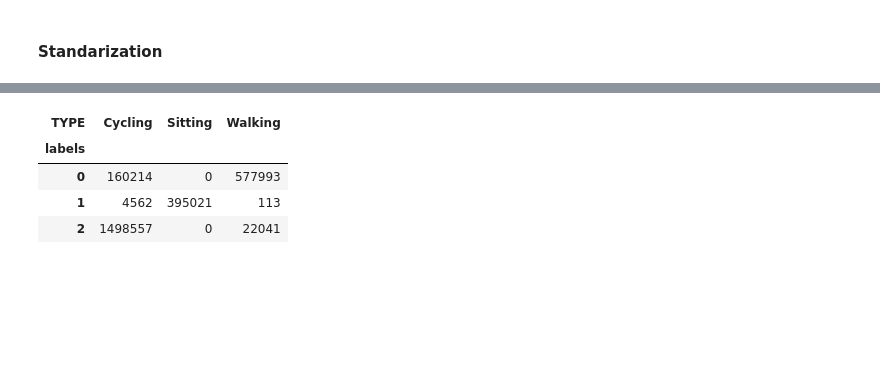
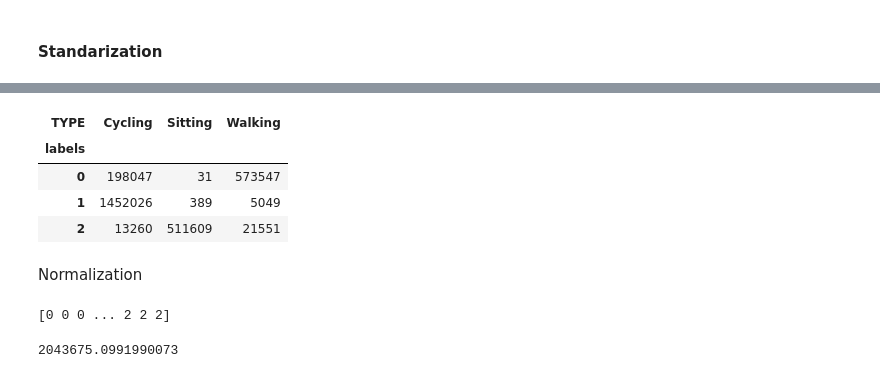
Before and after one commit to FilipLangiewicz/ActivityDetection, a Jupyter notebook: code/eda_maciek.ipynb, the cells around one changed output, grey strips where cells are left out. Cells and saved outputs as stored; diff of their text form; code cells hidden in the pictures; blank space fills up the shorter version.

```diff
--- a/code/eda_maciek.ipynb
+++ b/code/eda_maciek.ipynb
@@ -532,0 +597,5 @@ DF ORIGINAL
+# %%
+df_original_narrow = df_original.copy()
+df_original_narrow = df_original_narrow.loc[:, ~df_original_narrow.columns.str.startswith('LocationNetwork')]
+df_original_narrow = df_original_narrow.loc[:, ~df_original_narrow.columns.str.startswith('LocationGps')]
+df_original_narrow.describe()
@@ -532,0 +624,5 @@ DF ORIGINAL
+# %%
+df_original_narrow.dropna(inplace=True)
+null_counts = df_original_narrow.isnull().sum()
+
+print(null_counts)
@@ -532,0 +656,5 @@ DF ORIGINAL
+# %%
+columns_to_drop = ['Gravity_x', 'Gravity_y', 'Gravity_z']
+if all(col in df_original_narrow.columns for col in columns_to_drop):
+    df_original_narrow = df_original_narrow.drop(columns=columns_to_drop)
+df_original_narrow.describe()
@@ -563,8 +702,8 @@ from sklearn.pipeline import make_pipeline
 scaler = StandardScaler()
 kmeans = KMeans(n_clusters=3)
 pipeline = make_pipeline(scaler, kmeans)
-pipeline.fit(df_original.loc[:,df_original.columns != 'TYPE'])
-labels = pipeline.predict(df_original.loc[:,df_original.columns != 'TYPE'])
+pipeline.fit(df_original_narrow.loc[:,df_original_narrow.columns != 'TYPE'])
+labels = pipeline.predict(df_original_narrow.loc[:,df_original_narrow.columns != 'TYPE'])
 # %%
 kmeans.inertia_
 # %% [output]
@@ -572,10 +711,27 @@ kmeans.inertia_
 # %%
-score_df = pd.DataFrame({'labels': labels, 'TYPE': df_original['TYPE']})
+score_df = pd.DataFrame({'labels': labels, 'TYPE': df_original_narrow['TYPE']})
 ct = pd.crosstab(score_df['labels'], score_df['TYPE'])
 ct
 # %% [output]
 | TYPE | Cycling | Sitting | Walking |
 | labels |  |  |  |
-| 0 | 160214 | 0 | 577993 |
-| 1 | 4562 | 395021 | 113 |
-| 2 | 1498557 | 0 | 22041 |
+| 0 | 198047 | 31 | 573547 |
+| 1 | 1452026 | 389 | 5049 |
+| 2 | 13260 | 511609 | 21551 |
+# %% [markdown]
+Normalization
+# %%
+from sklearn.preprocessing import Normalizer
+normalizer = Normalizer()
+scaler = StandardScaler()
+kmeans = KMeans(n_clusters=3)
+pipeline = make_pipeline(scaler, normalizer, kmeans)
+pipeline.fit(df_original_narrow.loc[:,df_original_narrow.columns != 'TYPE'])
+labels = pipeline.predict(df_original_narrow.loc[:,df_original_narrow.columns != 'TYPE'])
+print(labels)
+# %% [output]
+[0 0 0 ... 2 2 2]
+# %%
+kmeans.inertia_
+# %% [output]
+2043675.0991990073
```
Also changed, not shown: parts of 20 cells of this notebook.
